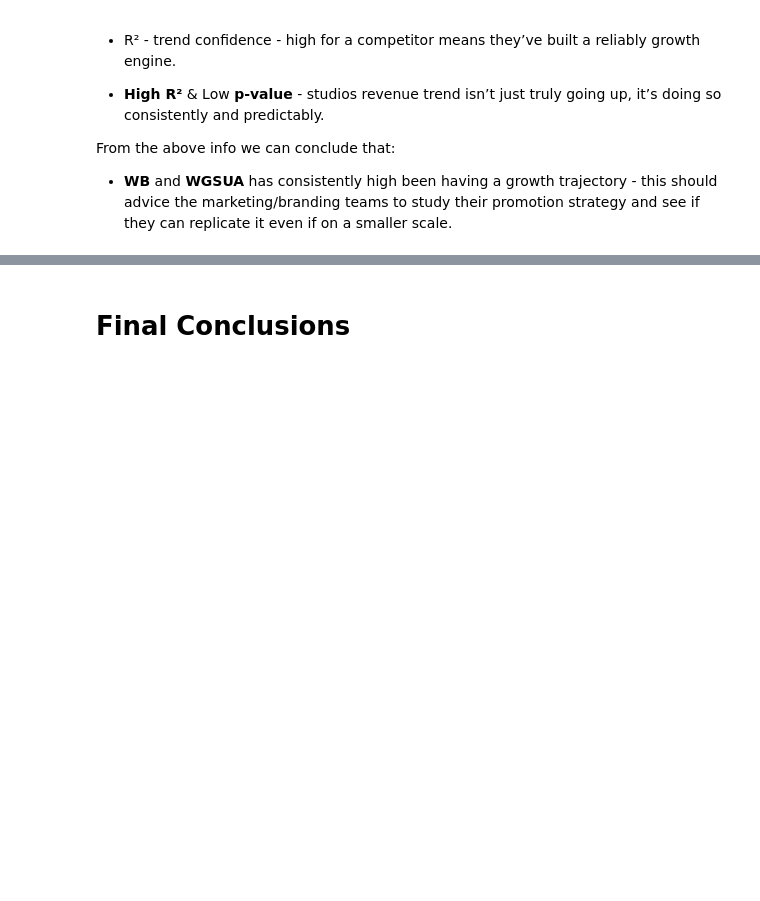
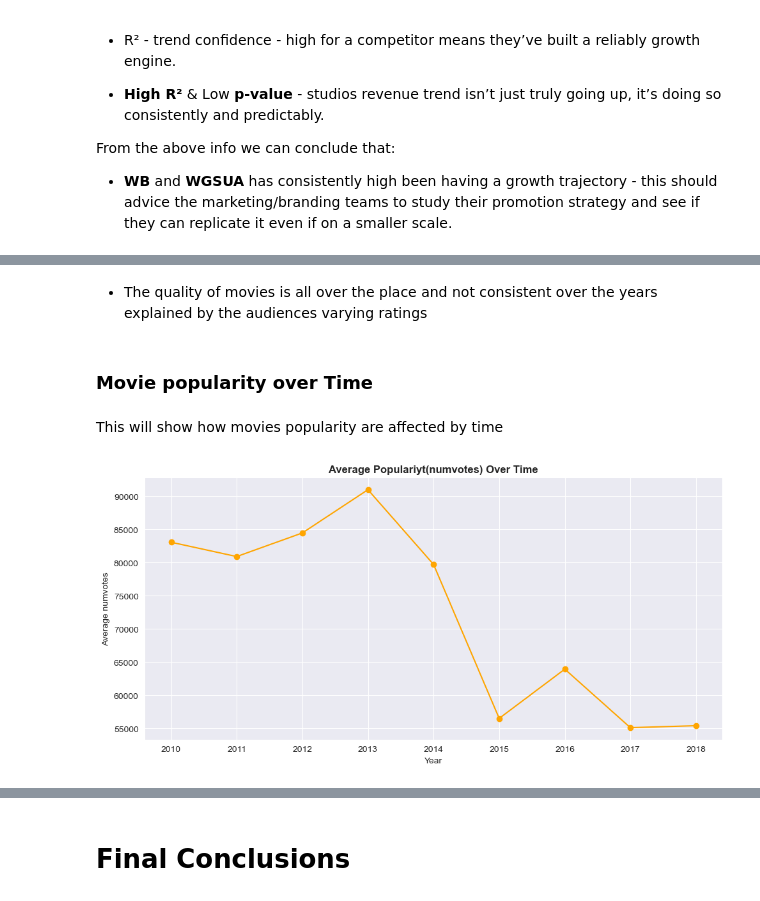
Before and after one commit to DianaMayalo/Phase-2-Project, a Jupyter notebook: index.ipynb, the cells around one changed output, grey strips where cells are left out. Cells and saved outputs as stored; diff of their text form; code cells hidden in the pictures; blank space fills up the shorter version.

```diff
--- a/index.ipynb
+++ b/index.ipynb
@@ -773,0 +843,20 @@ From the above info we can conclude that:
+# %% [markdown]
+ -  The quality of movies is all over the place and not consistent over the years explained by the audiences varying ratings
+# %% [markdown]
+### Movie popularity over Time
+# %% [markdown]
+This will show how movies popularity are affected by time
+# %%
+#group by year and find the avarage number of votesin each year
+avg_pop_by_yr = df.groupby('year')['numvotes'].mean()
+
+#plot the popularity graph
+avg_pop_by_yr.plot(kind='line', figsize=(10, 5), color='orange', marker='o')
+plt.title('Average Populariyt(numvotes) Over Time', weight = 'bold')
+plt.xlabel('Year')
+plt.ylabel('Average numvotes')
+plt.grid(True)
+plt.tight_layout()
+plt.show()
+# %% [output]
+[figure, added]
```
Also changed, not shown: parts of 19 cells of this notebook.
